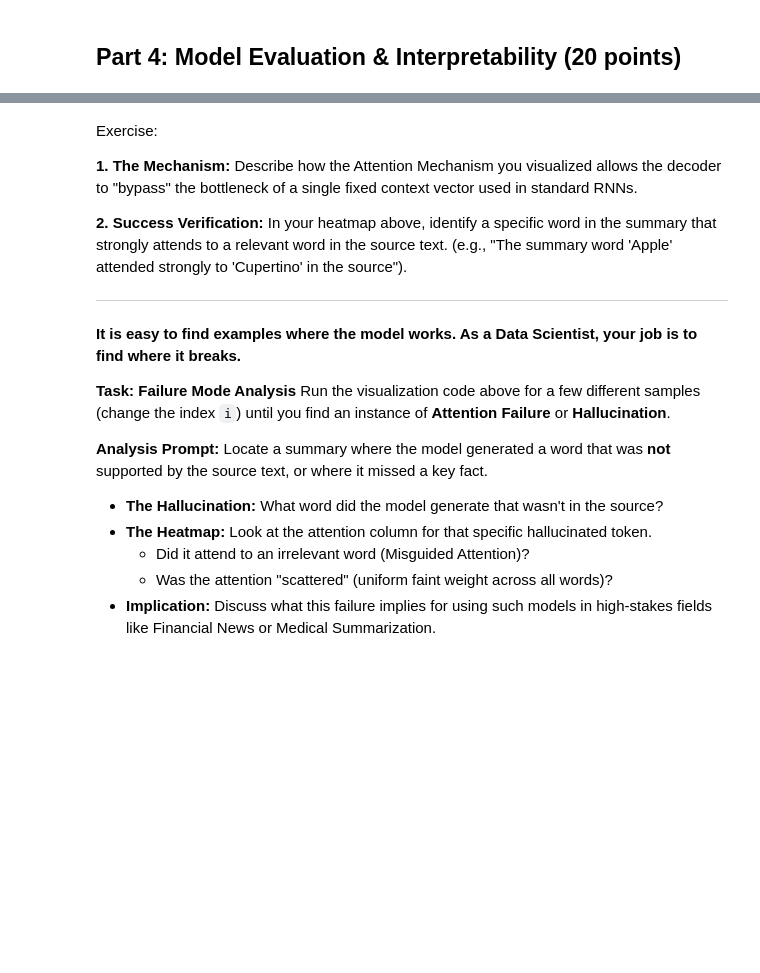
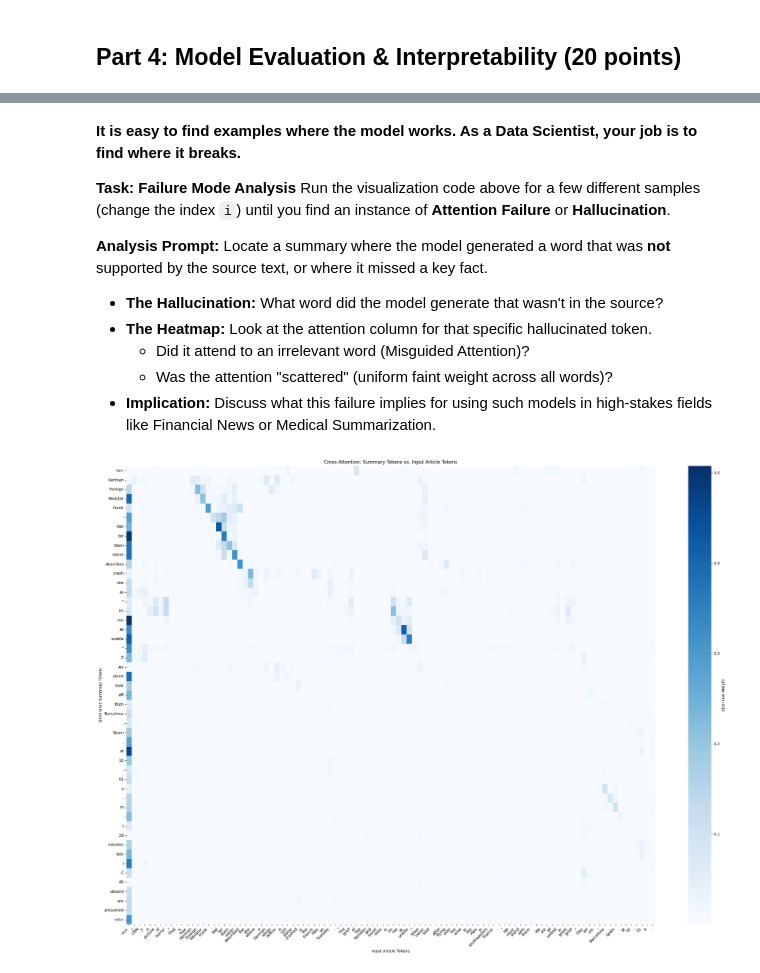
Before and after one commit to rcwaterman/DSE6212, a Jupyter notebook: Module 5/Week_5_Assignment_Seq2Seq_Attention(Studentversion)-1.ipynb, the cells around one changed output, grey strips where cells are left out. Saved outputs shown, nothing was run; the diff lists cells and outputs as text; code cells hidden in the pictures; blank space fills up the shorter version.

```diff
--- a/Module 5/Week_5_Assignment_Seq2Seq_Attention(Studentversion)-1.ipynb
+++ b/Module 5/Week_5_Assignment_Seq2Seq_Attention(Studentversion)-1.ipynb
@@ -399,14 +404,4 @@ plt.show()
 # %% [markdown]
-Exercise:
-
-**1. The Mechanism:**
-Describe how the Attention Mechanism you visualized allows the decoder to "bypass" the bottleneck of a single fixed context vector used in standard RNNs.
-
-**2. Success Verification:**
-In your heatmap above, identify a specific word in the summary that strongly attends to a relevant word in the source text. (e.g., "The summary word 'Apple' attended strongly to 'Cupertino' in the source").
-
----
-
 **It is easy to find examples where the model works. As a Data Scientist, your job is to find where it breaks.**
 
 **Task: Failure Mode Analysis**
@@ -419,3 +414,32 @@ Locate a summary where the model generated a word that was **not** supported by
     * Did it attend to an irrelevant word (Misguided Attention)?
     * Was the attention "scattered" (uniform faint weight across all words)?
 * **Implication:** Discuss what this failure implies for using such models in high-stakes fields like Financial News or Medical Summarization.
+# %%
+# ==================== Part 4: Attention Visualization ====================
+
+# Select one article from the validation set
+sample_article = raw_dataset["validation"]["article"][189]
+
+# Get the attention matrix and tokens
+attention_weights, x_tokens, y_tokens = aggregate_cross_attention(model, tokenizer, sample_article, device)
+
+x_tokens = [token.strip('Ġ') for token in x_tokens]
+y_tokens = [token.strip('Ġ') for token in y_tokens]
+
+# Plot the Heatmap
+plt.figure(figsize=(25, 18))
+sns.heatmap(
+    attention_weights[:70,:100],
+    xticklabels=x_tokens[:100],
+    yticklabels=y_tokens[:70],
+    cmap="Blues",
+    cbar_kws={'label': 'Attention Weight'}
+)
+plt.title("Cross-Attention: Summary Tokens vs. Input Article Tokens")
+plt.xlabel("Input Article Tokens")
+plt.ylabel("Generated Summary Tokens")
+plt.xticks(rotation=45, ha='right')
+plt.tight_layout()
+plt.show()
+# %% [output]
+[figure, added]
```
Also changed, not shown: parts of 14 cells of this notebook.
